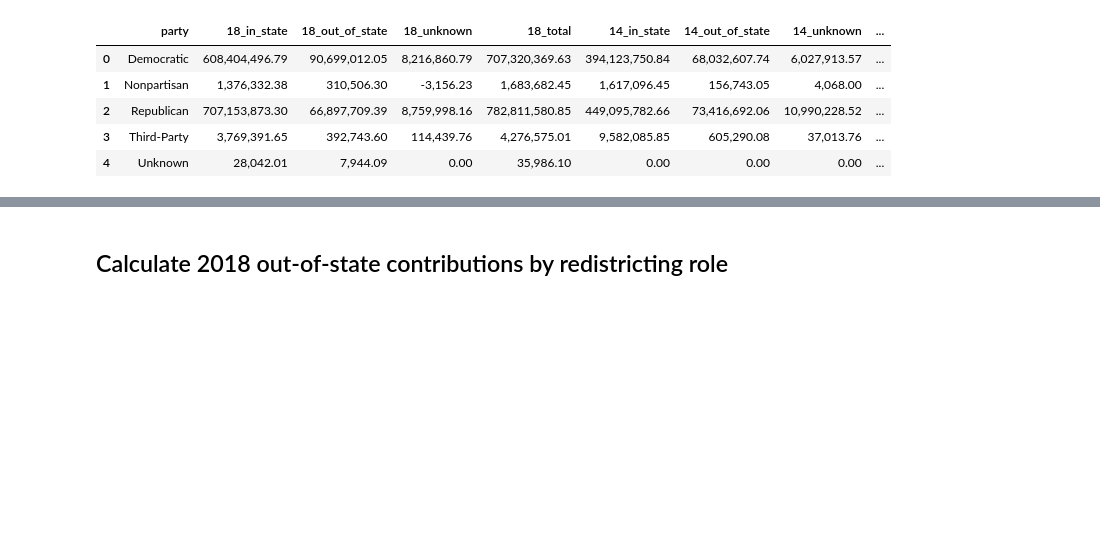
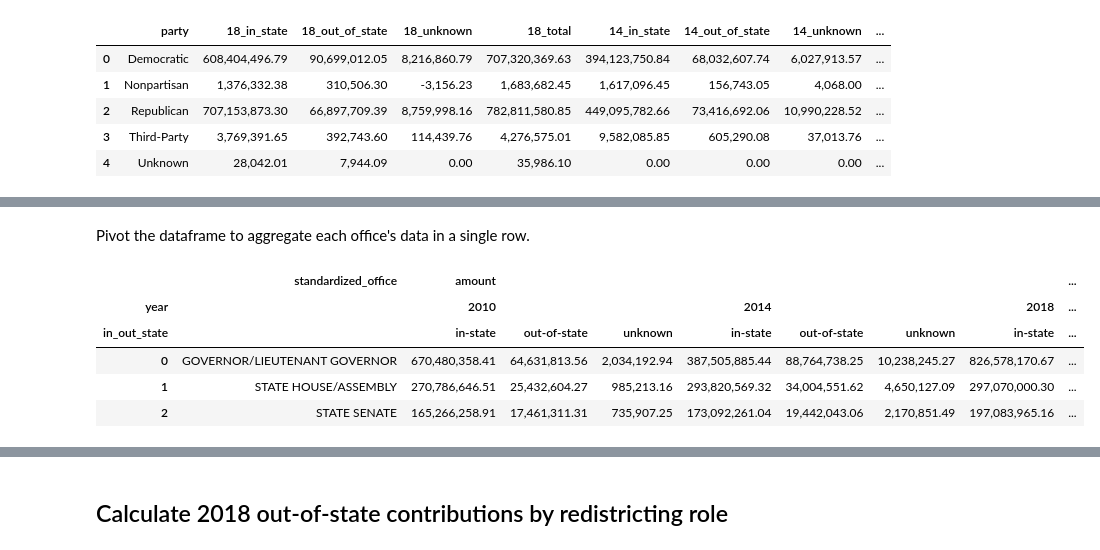
Before and after one commit to PublicI/out-of-state-contribs, a Jupyter notebook: national-analysis.ipynb, the cells around one changed output, grey strips where cells are left out. Cells and saved outputs as stored; diff of their text form; code cells hidden in the pictures; blank space fills up the shorter version.

Commit message:
Added office and year analysis

```diff
--- a/national-analysis.ipynb
+++ b/national-analysis.ipynb
@@ -166,0 +160,3 @@ See the caveats in the documentation: http://pandas.pydata.org/pandas-docs/stabl
+# %%
+contributions_by_office = contributions.groupby(["year", "standardized_office", "in_out_state"])["amount"].sum().reset_index()
+contributions_by_office.head()
@@ -166,0 +170,12 @@ See the caveats in the documentation: http://pandas.pydata.org/pandas-docs/stabl
+# %% [markdown]
+Pivot the dataframe to aggregate each office's data in a single row.
+# %%
+contributions_by_office = pd.pivot_table(contributions_by_office, index=["standardized_office"], columns=["year", "in_out_state"]).reset_index()
+contributions_by_office
+# %% [output]
+|  | standardized_office | amount |  |  |  |  |  |  | ... |
+| year |  | 2010 |  |  | 2014 |  |  | 2018 | ... |
+| in_out_state |  | in-state | out-of-state | unknown | in-state | out-of-state | unknown | in-state | ... |
+| 0 | GOVERNOR/LIEUTENANT GOVERNOR | 670,480,358.41 | 64,631,813.56 | 2,034,192.94 | 387,505,885.44 | 88,764,738.25 | 10,238,245.27 | 826,578,170.67 | ... |
+| 1 | STATE HOUSE/ASSEMBLY | 270,786,646.51 | 25,432,604.27 | 985,213.16 | 293,820,569.32 | 34,004,551.62 | 4,650,127.09 | 297,070,000.30 | ... |
+| 2 | STATE SENATE | 165,266,258.91 | 17,461,311.31 | 735,907.25 | 173,092,261.04 | 19,442,043.06 | 2,170,851.49 | 197,083,965.16 | ... |
```
Also changed, not shown: parts of 10 cells of this notebook.
